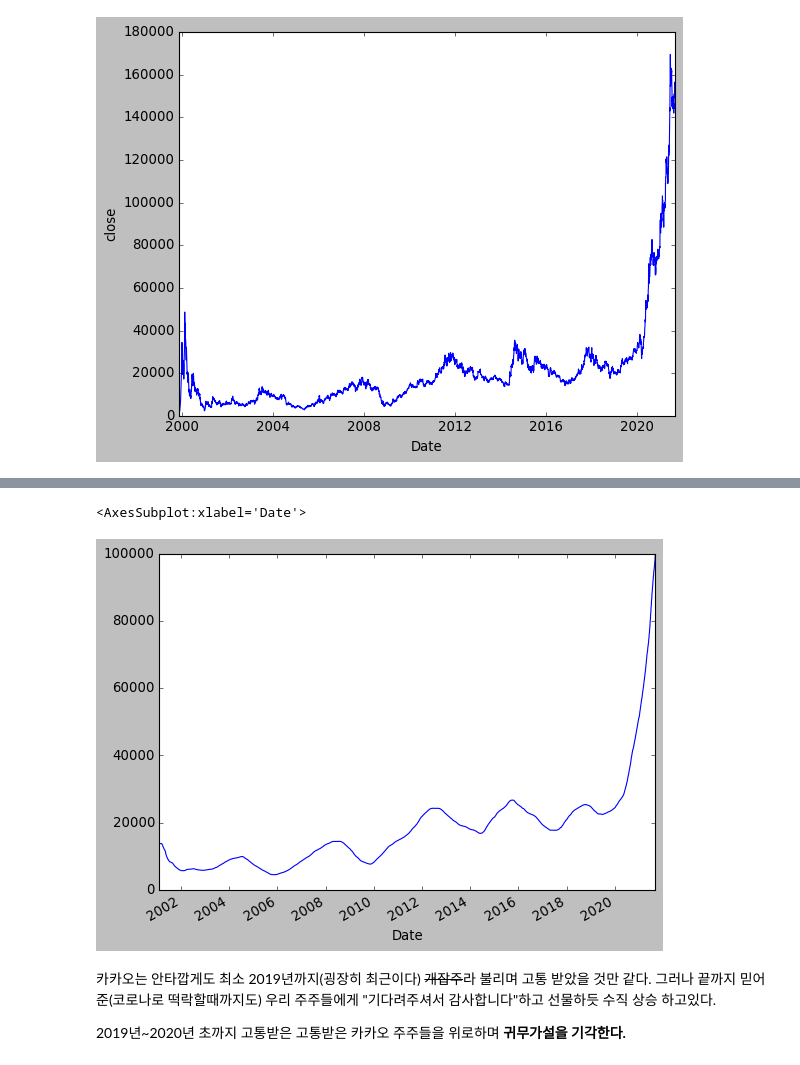
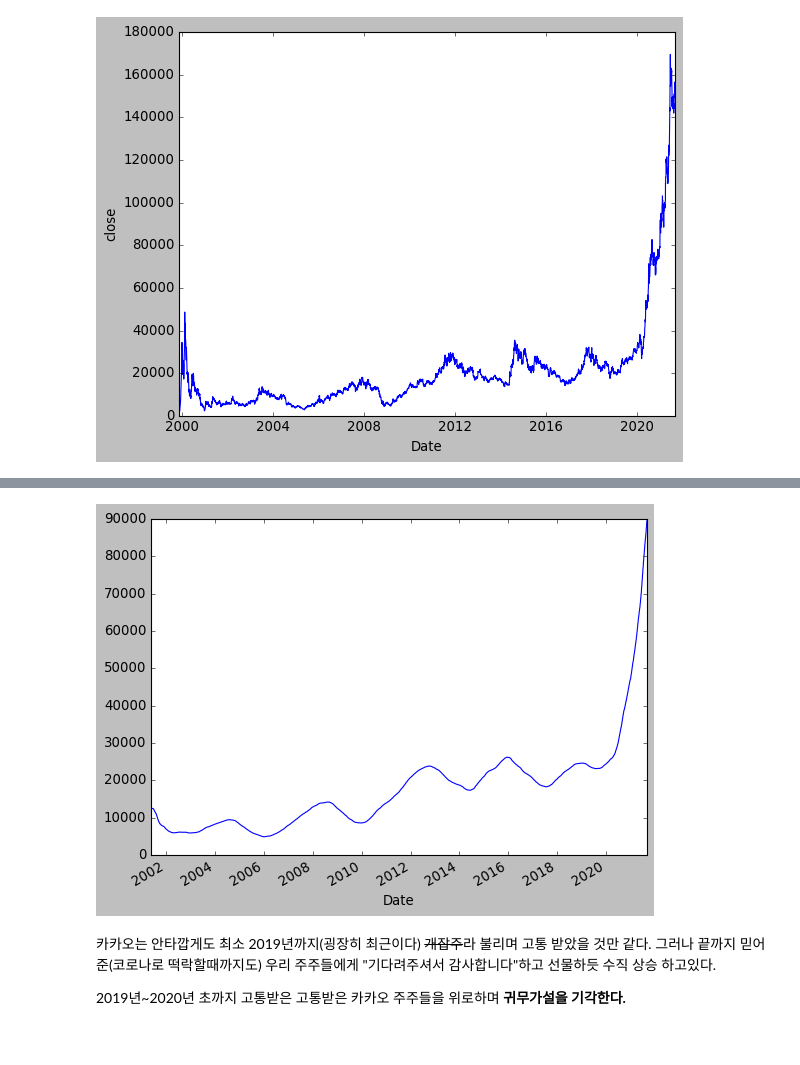
Before and after one commit to sw-song/kaggle-study, a Jupyter notebook: 00_04_backtesting/test.ipynb, the cells around one changed output, grey strips where cells are left out. Cells and saved outputs as stored; diff of their text form; code cells hidden in the pictures.

```diff
--- a/00_04_backtesting/test.ipynb
+++ b/00_04_backtesting/test.ipynb
@@ -118,17 +134,16 @@ sns.lineplot(x=stock_kakao.index, y=stock_kakao['close']);
 # %%
 # 300일 이동평균 데이터 확보
-kakao_moving_avg_20 = stock_kakao['close'].rolling(window=300).mean()
+kakao_moving_avg_365 = stock_kakao['close'].rolling(window=365).mean()
 
 # 300일 이동평균 데이터는 지난 300일간 주가를 평균낸 데이터다.
 # 따라서 가장 앞의 299일치 데이터는 NaN으로 처리된다.
 # 그래프를 그리기 위해 NaN값을 제거한다.
-kakao_moving_avg_20 = kakao_moving_avg_20.dropna()
+kakao_moving_avg_365 = kakao_moving_avg_365.dropna()
 
 # 300일 이평선을 그린다
-kakao_moving_avg_20.plot()
+kakao_moving_avg_365.plot();
 # %% [output]
-<AxesSubplot:xlabel='Date'>
-[figure, old version]
+[figure, new version]
 # %% [markdown]
 카카오는 안타깝게도 최소 2019년까지(굉장히 최근이다) ~~개잡주~~라 불리며 고통 받았을 것만 같다. 그러나 끝까지 믿어준(코로나로 떡락할때까지도) 우리 주주들에게 "기다려주셔서 감사합니다"하고 선물하듯 수직 상승 하고있다.
 
```
Also changed, not shown: parts of 7 cells of this notebook.
